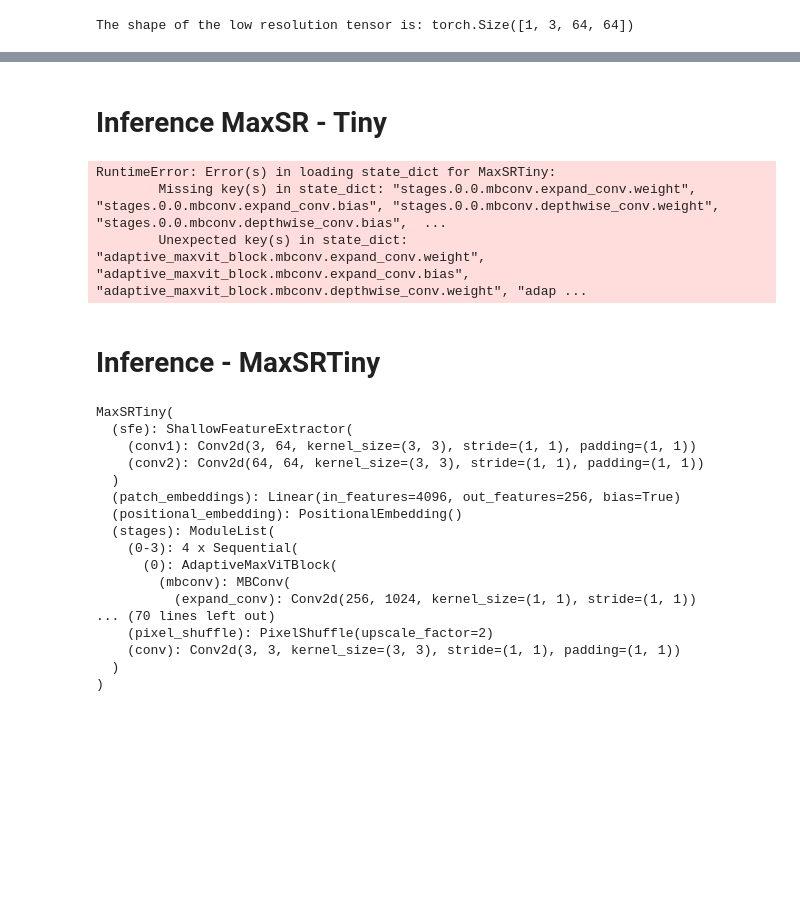
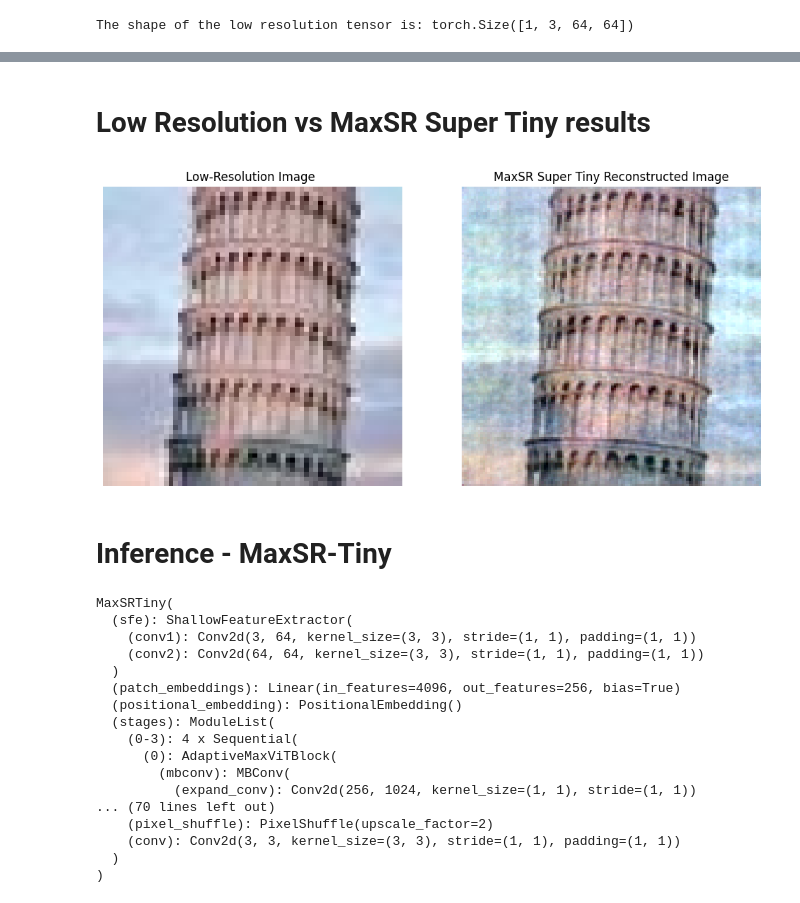
Before and after one commit to RyanWri/MaxSR, a Jupyter notebook: src/presentation_tiny.ipynb, the cells around one changed output, grey strips where cells are left out. Drawn from its saved outputs; the diff is of its cells as text; code cells hidden in the pictures; blank space fills up the shorter version.

```diff
--- a/src/presentation_tiny.ipynb
+++ b/src/presentation_tiny.ipynb
@@ -46,2 +95,23 @@ The shape of the low resolution tensor is: torch.Size([1, 3, 64, 64])
+# %% [markdown]
+# Low Resolution vs MaxSR Super Tiny results
+# %%
+# Plot the images side by side
+plt.figure(figsize=(12, 6))
+
+# Plot Reconstructed Image
+plt.subplot(1, 2, 1)
+plt.imshow(lr_image)
+plt.title('Low-Resolution Image ')
+plt.axis('off')
+
+# Plot High-Resolution Image
+plt.subplot(1, 2, 2)
+plt.imshow(reconstructed_super_tiny_image)
+plt.title('MaxSR Super Tiny Reconstructed Image')
+plt.axis('off')
+
+plt.show()
+# %% [output]
+[figure, added]
 # %% [markdown]
-# Inference MaxSR - Tiny
+# Inference - MaxSR-Tiny
@@ -54,13 +117,0 @@ super_tiny_model = MaxSRTiny(super_tiny_config)
-# %%
-
-model_path = "/home/linuxu/Documents/models/MaxSR-super-tiny/20240818_172113/checkpoints/model-epoch-558.pth"
-# Load the pre-trained weights
-device = torch.device("cuda" if torch.cuda.is_available() else "cpu")
-super_tiny_model.load_state_dict(torch.load(model_path, map_location=device))
-super_tiny_model = super_tiny_model.to(device)
-# %% [output]
-RuntimeError: Error(s) in loading state_dict for MaxSRTiny:
-        Missing key(s) in state_dict: "stages.0.0.mbconv.expand_conv.weight", "stages.0.0.mbconv.expand_conv.bias", "stages.0.0.mbconv.depthwise_conv.weight", "stages.0.0.mbconv.depthwise_conv.bias",  ...
-        Unexpected key(s) in state_dict: "adaptive_maxvit_block.mbconv.expand_conv.weight", "adaptive_maxvit_block.mbconv.expand_conv.bias", "adaptive_maxvit_block.mbconv.depthwise_conv.weight", "adap ...
-# %% [markdown]
-# Inference - MaxSRTiny
```
Also changed, not shown: parts of 20 cells of this notebook, 1 other file.
